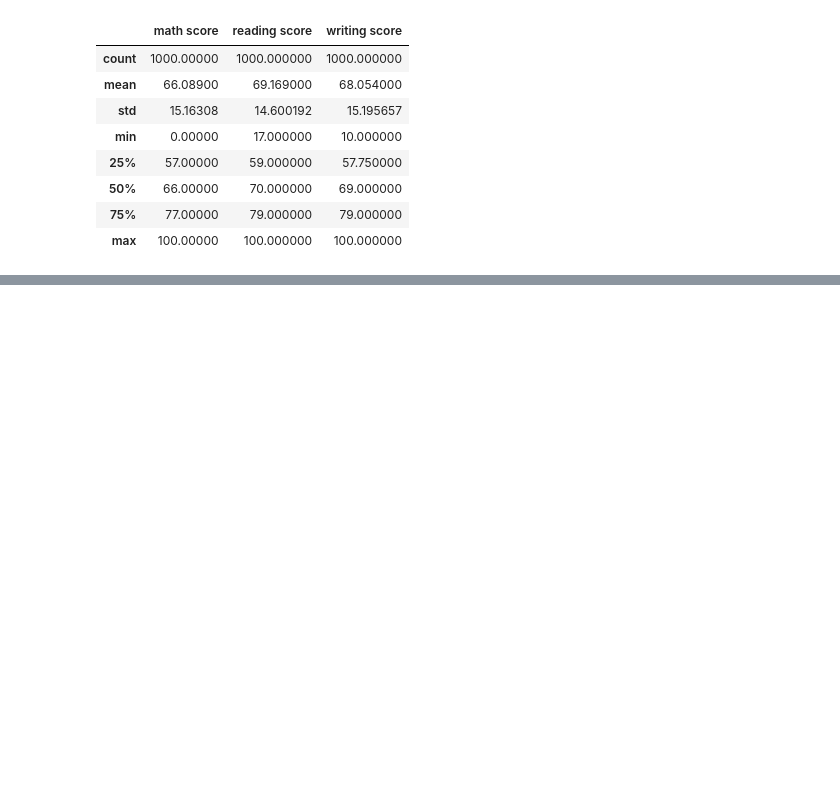
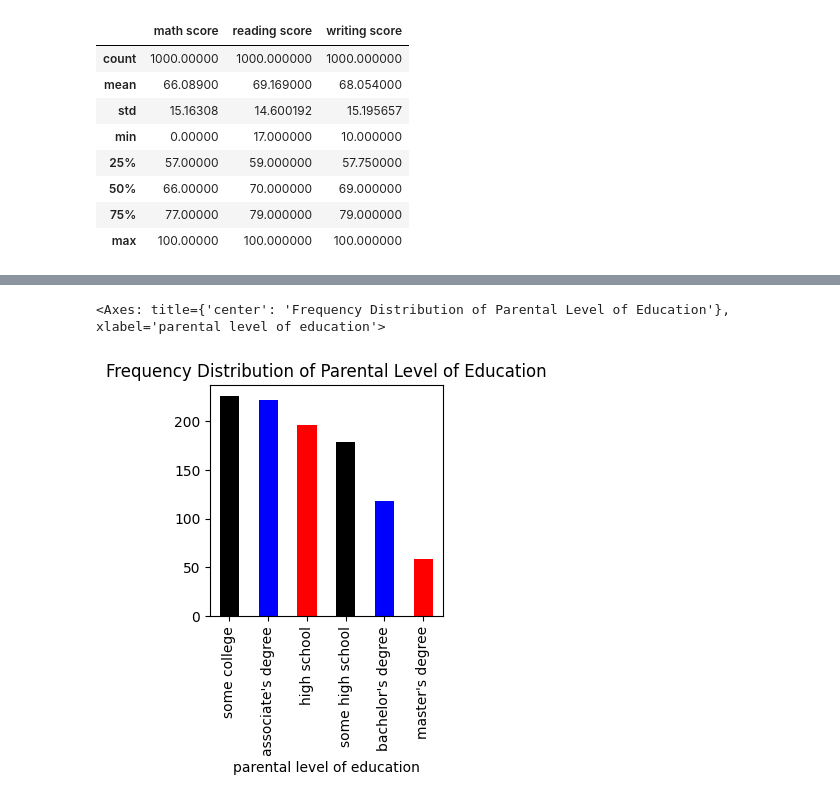
Before and after one commit to Nit-Munjapara19/student-performance-analysis, a Jupyter notebook: student_performance_analysis.ipynb, the cells around one changed output, grey strips where cells are left out. Cells and saved outputs as stored; diff of their text form; code cells hidden in the pictures; blank space fills up the shorter version.

```diff
--- a/student_performance_analysis.ipynb
+++ b/student_performance_analysis.ipynb
@@ -29,0 +47,5 @@ df.describe()
+# %%
+df['parental level of education'].value_counts().plot.bar(figsize=(3,3),color=['black','blue','red'],title='Frequency Distribution of Parental Level of Education')
+# %% [output]
+<Axes: title={'center': 'Frequency Distribution of Parental Level of Education'}, xlabel='parental level of education'>
+[figure, added]
```
Also changed, not shown: parts of 4 cells of this notebook.
